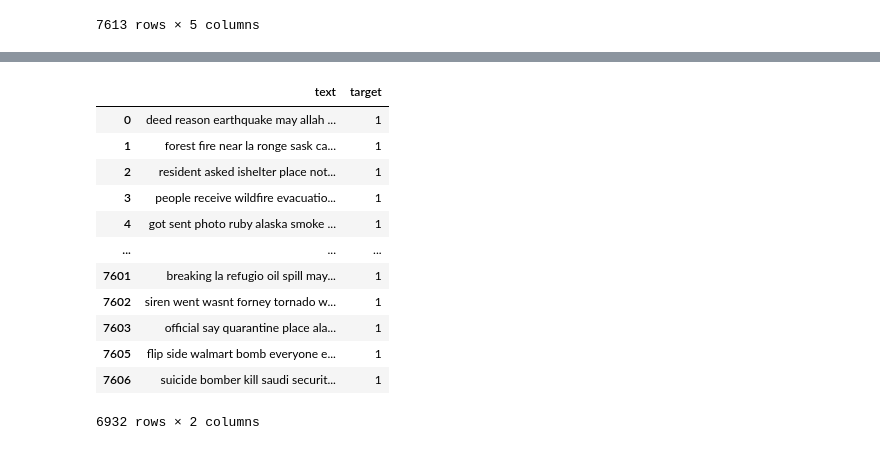
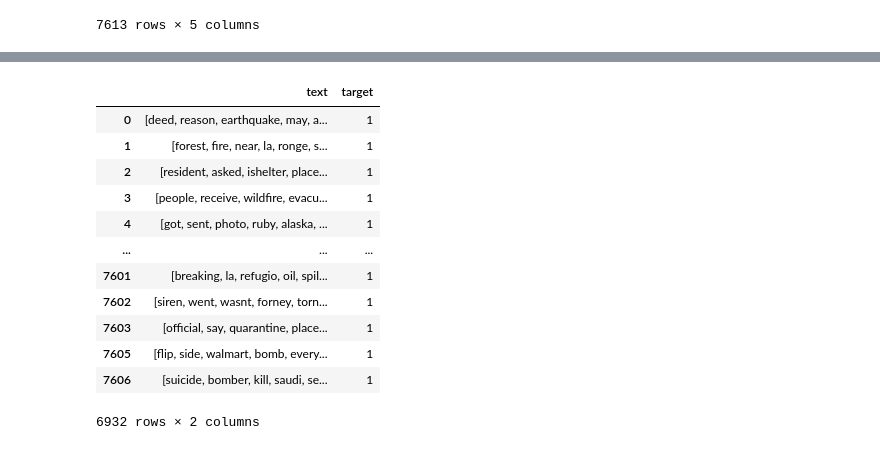
Before and after one commit to axiom9/WebScraping_and_NLP, a Jupyter notebook: NLP_Tasks.ipynb, the cells around one changed output, grey strips where cells are left out. Saved outputs shown, nothing was run; the diff lists cells and outputs as text; code cells hidden in the pictures.

```diff
--- a/NLP_Tasks.ipynb
+++ b/NLP_Tasks.ipynb
@@ -41,5 +44,5 @@ train.csv: Skipping, found more recently modified local copy (use --force to for
 # %%
-df = pd.read_csv('/content/sample_data/train.csv')
+df = pd.read_csv('/content/train.csv')
 # %% [markdown]
 # Pre-processing Data
 # %% [markdown]
@@ -128,7 +149,7 @@ lemmatizer = WordNetLemmatizer()
 [nltk_data] Downloading package wordnet to /root/nltk_data...
 [nltk_data]   Unzipping corpora/wordnet.zip.
 # %%
-def clean_data_1(df):
+def clean_data(df):
     """Function that drops unwanted columns, duplicates, rows w/ missing tweets and removes punctuations"""
 
     # Dictionary to expand contractions (will be used later)
@@ -225,22 +246,26 @@ def clean_data_1(df):
     # Function to remove any extra unwanted spaces
     df.text = df.text.apply(lambda x: re.sub(' +', ' ', x))
 
+    # Finally, let's perform tokenization using NLTK's module 'word_tokenize'
+    df.text = df.text.apply(lambda x: nltk.word_tokenize(x))
+
+    # Output the cleaned up dataframe
     return df
 # %%
 df2 = df.copy()
-df2 = clean_data_1(df2)
+df2 = clean_data(df2)
 df2
 # %% [output]
 |  | text | target |
-| 0 | deed reason earthquake may allah ... | 1 |
-| 1 | forest fire near la ronge sask ca... | 1 |
-| 2 | resident asked ishelter place not... | 1 |
-| 3 | people receive wildfire evacuatio... | 1 |
-| 4 | got sent photo ruby alaska smoke ... | 1 |
+| 0 | [deed, reason, earthquake, may, a... | 1 |
+| 1 | [forest, fire, near, la, ronge, s... | 1 |
+| 2 | [resident, asked, ishelter, place... | 1 |
+| 3 | [people, receive, wildfire, evacu... | 1 |
+| 4 | [got, sent, photo, ruby, alaska, ... | 1 |
 | ... | ... | ... |
-| 7601 | breaking la refugio oil spill may... | 1 |
-| 7602 | siren went wasnt forney tornado w... | 1 |
-| 7603 | official say quarantine place ala... | 1 |
-| 7605 | flip side walmart bomb everyone e... | 1 |
-| 7606 | suicide bomber kill saudi securit... | 1 |
+| 7601 | [breaking, la, refugio, oil, spil... | 1 |
+| 7602 | [siren, went, wasnt, forney, torn... | 1 |
+| 7603 | [official, say, quarantine, place... | 1 |
+| 7605 | [flip, side, walmart, bomb, every... | 1 |
+| 7606 | [suicide, bomber, kill, saudi, se... | 1 |
 6932 rows × 2 columns
```
Also changed, not shown: parts of 9 cells of this notebook.
